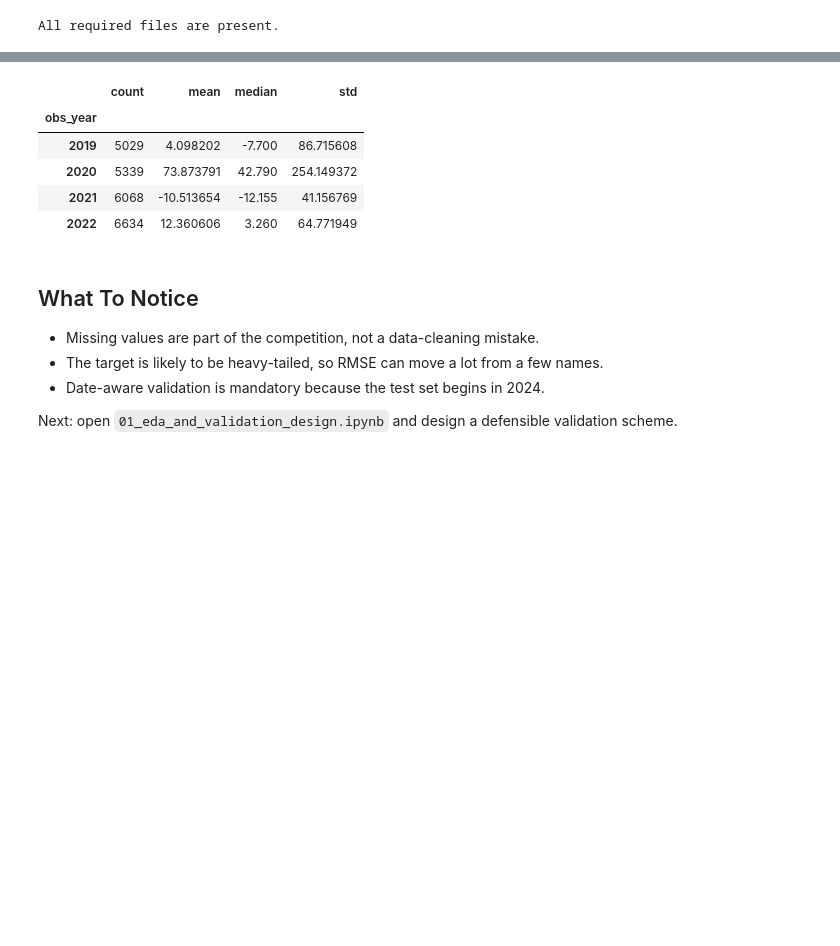
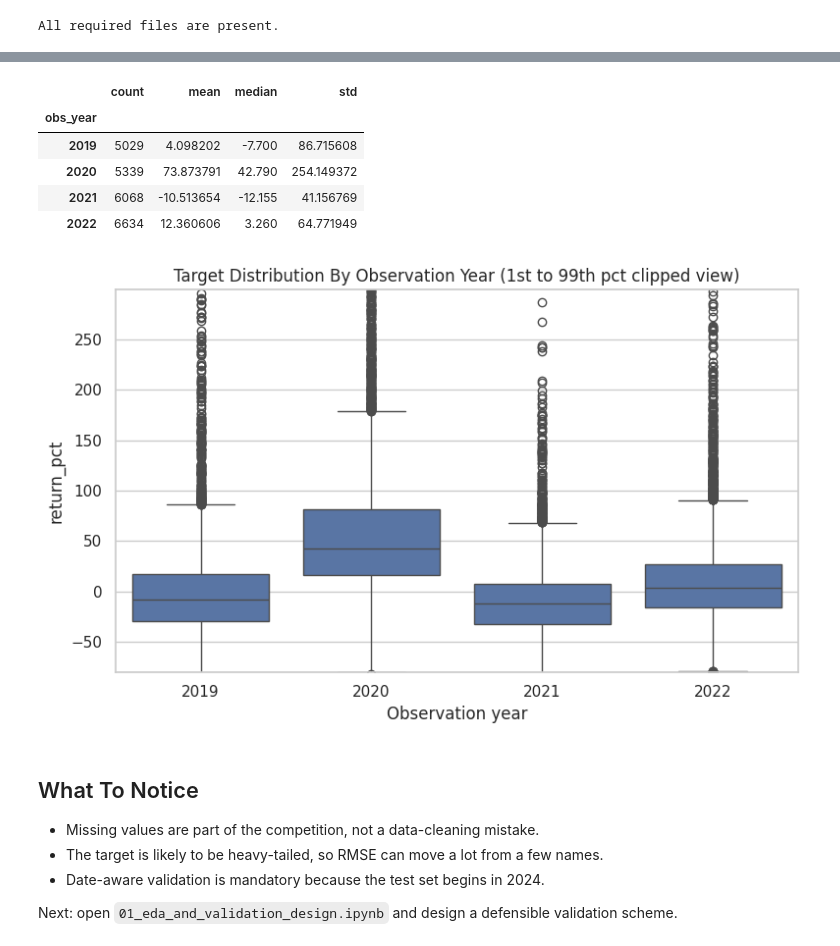
Before and after one commit to aachen-investment-club/kaggle-competition-stock-return-fundamentals, a Jupyter notebook: notebooks/00_competition_intro_and_data_setup.ipynb, the cells around one changed output, grey strips where cells are left out. Drawn from its saved outputs; the diff is of its cells as text; code cells hidden in the pictures; blank space fills up the shorter version.

```diff
--- a/notebooks/00_competition_intro_and_data_setup.ipynb
+++ b/notebooks/00_competition_intro_and_data_setup.ipynb
@@ -187,24 +191,25 @@ Name: return_pct, dtype: float64
 # %%
-train = train.assign(obs_year=train['start_year'])
+train = train.assign(obs_year=train['period_start'].dt.year)
 
 year_summary = train.groupby('obs_year')['return_pct'].agg(['count', 'mean', 'median', 'std'])
 display(year_summary)
 
 plt.figure(figsize=(8, 5))
 sns.boxplot(data=train, x='obs_year', y='return_pct')
 plt.ylim(train['return_pct'].quantile(0.01), train['return_pct'].quantile(0.99))
 plt.title('Target Distribution By Observation Year (1st to 99th pct clipped view)')
 plt.xlabel('Observation year')
 plt.ylabel('return_pct')
 plt.tight_layout()
 plt.show()
 # %% [output]
 |  | count | mean | median | std |
 | obs_year |  |  |  |  |
 | 2019 | 5029 | 4.098202 | -7.700 | 86.715608 |
 | 2020 | 5339 | 73.873791 | 42.790 | 254.149372 |
 | 2021 | 6068 | -10.513654 | -12.155 | 41.156769 |
 | 2022 | 6634 | 12.360606 | 3.260 | 64.771949 |
+[figure, added]
 # %% [markdown]
 ## What To Notice
 
```
Also changed, not shown: parts of 5 cells of this notebook, 3 other files.
